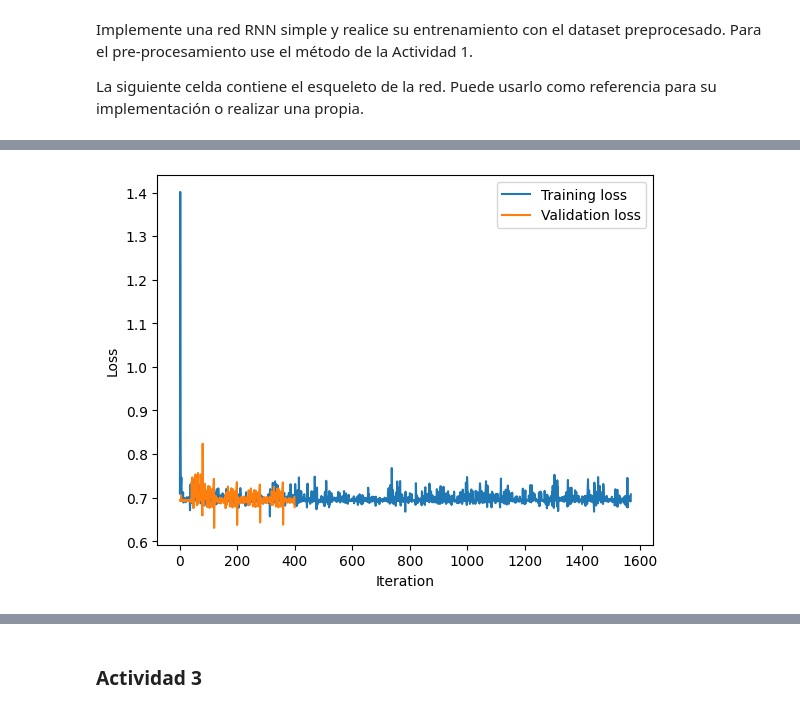
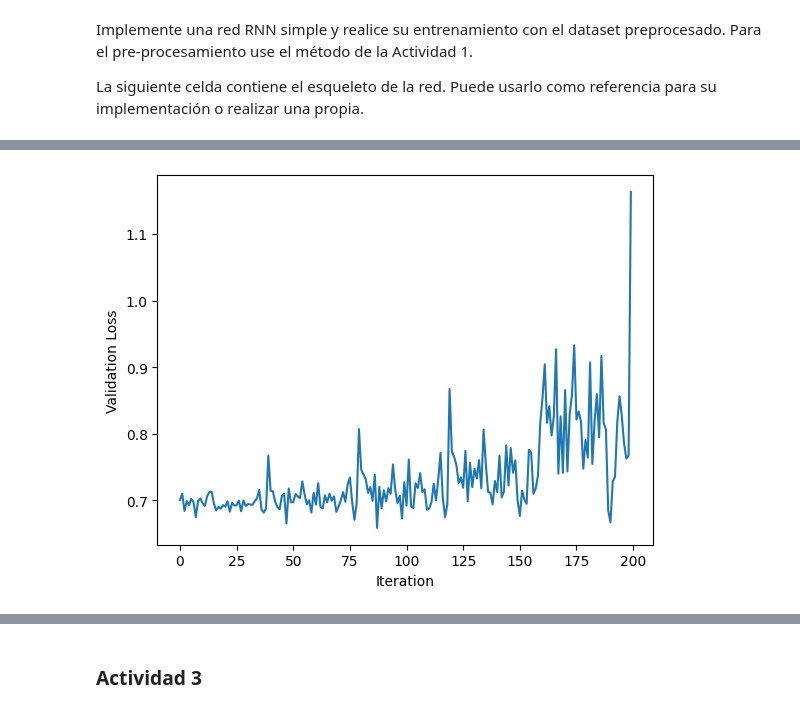
Before and after one commit to BrunoFarfan/DeepLearning, a Jupyter notebook: T2/T2_BrunoFarfan.ipynb, the cells around one changed output, grey strips where cells are left out. Cells and saved outputs as stored; diff of their text form; code cells hidden in the pictures.

```diff
--- a/T2/T2_BrunoFarfan.ipynb
+++ b/T2/T2_BrunoFarfan.ipynb
@@ -278,14 +284,18 @@ Implemente una red RNN simple y realice su entrenamiento con el dataset preproce
 La siguiente celda contiene el esqueleto de la red. Puede usarlo como referencia para su implementación o realizar una propia.
 # %%
 class SimpleRNN(nn.Module):
-    def __init__(self, vocab_size, embedding_size, hidden_size, output_size):
+    def __init__(self, vocab_size, embedding_size, hidden_size, output_size, output_step):
         super(SimpleRNN, self).__init__()
 
         self.hidden_size = hidden_size
+        self.output_step = np.min([output_step, text_max_length])
 
         self.embedding = nn.Embedding(vocab_size, embedding_size)
-        self.rnn = nn.RNN(embedding_size, hidden_size, batch_first=True)
+        self.rnn = nn.RNN(embedding_size, hidden_size, batch_first=True, nonlinearity='relu')
         self.fc = nn.Linear(hidden_size, output_size)
+
+        torch.nn.init.xavier_uniform_(self.rnn.weight_ih_l0)
+        torch.nn.init.xavier_uniform_(self.rnn.weight_hh_l0)
 
     def forward(self, x):
         # Embedding
@@ -295,17 +305,17 @@ class SimpleRNN(nn.Module):
         out, _ = self.rnn(x)
 
         # Decode the hidden state of the last time step
-        out = self.fc(out[:, -1, :])
+        out = self.fc(out[:, self.output_step, :])
 
         return out
 
     def initHidden(self):
         return torch.zeros(1, self.hidden_size)
 # %%
-simple_model = SimpleRNN(num_embeddings, 128, 128, 1)
+simple_model = SimpleRNN(num_embeddings, 128, 128, 1, 100)
 # %%
 criterion = nn.BCEWithLogitsLoss()
-lr = 0.005
+lr = 0.001
 optimizer = torch.optim.Adam(simple_model.parameters(), lr=lr)
 # %%
 device = torch.device("cuda" if torch.cuda.is_available() else "cpu")
@@ -371,0 +372,2 @@ Epoch [10/10], Validation Loss: 0.6780
+# %%
+val_losses = train(5, simple_model, criterion, optimizer, train_dataloader, val_dataloader)
@@ -372,16 +380,14 @@ Epoch [10/10], Validation Loss: 0.6780
 # %%
 # plot losses
 
-plt.plot(losses, label="Training loss")
 plt.plot(val_losses, label="Validation loss")
 
 plt.xlabel("Iteration")
-plt.ylabel("Loss")
-plt.legend()
+plt.ylabel("Validation Loss")
 
 plt.show()
 # %% [output]
-[figure, old version]
+[figure, new version]
 # %%
 # Test accuracy
 
```
Also changed, not shown: parts of 10 cells of this notebook.
